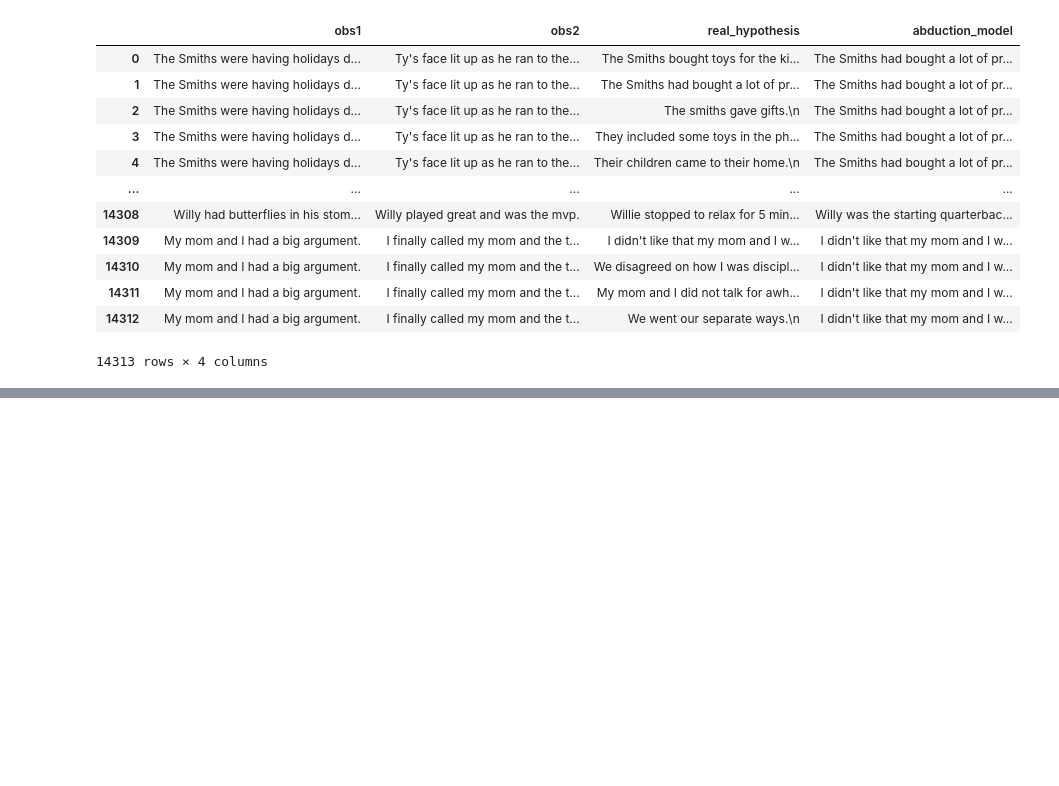
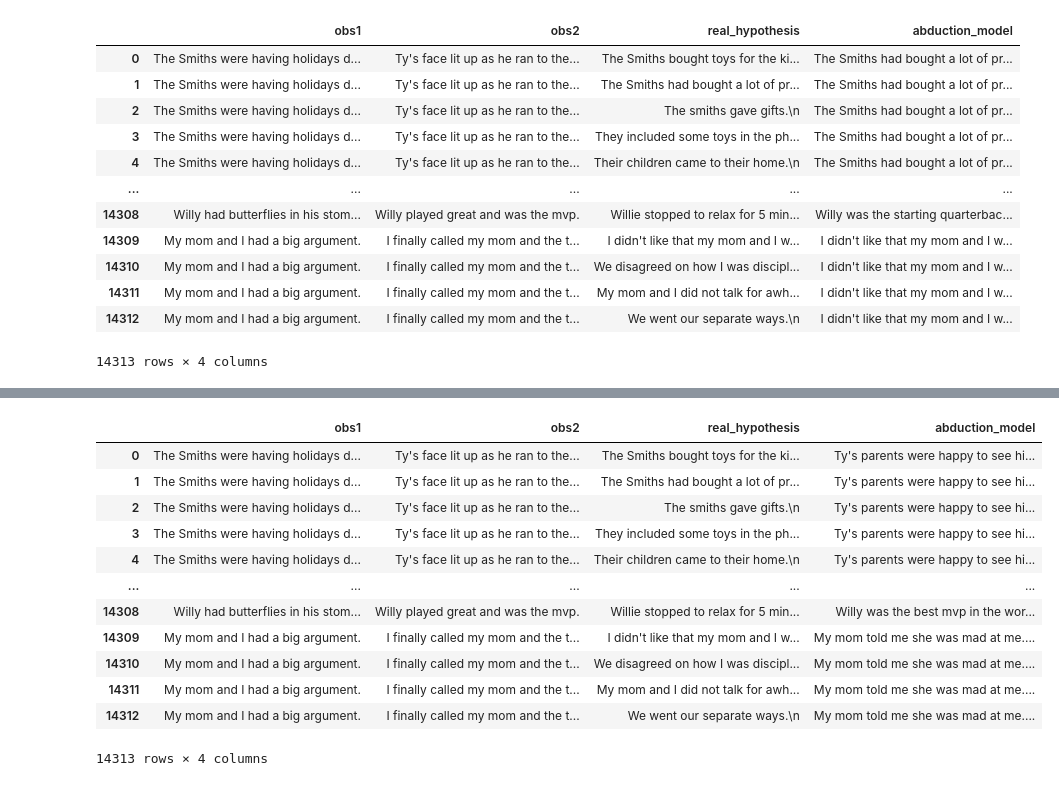
Before and after one commit to roholazandie/abduction_modeling, a Jupyter notebook: results_view.ipynb, the cells around one changed output, grey strips where cells are left out. Drawn from its saved outputs; the diff is of its cells as text; code cells hidden in the pictures; blank space fills up the shorter version.

```diff
--- a/results_view.ipynb
+++ b/results_view.ipynb
@@ -128,3 +145,20 @@ abduction_model_gpt2_md_test
+# %%
+abduction_model_gpt2_sm_test = pd.DataFrame(read_abduction('results/results_gpt2_small_test.csv'))
+abduction_model_gpt2_sm_test
+# %% [output]
+|  | obs1 | obs2 | real_hypothesis | abduction_model |
+| 0 | The Smiths were having holidays d... | Ty's face lit up as he ran to the... | The Smiths bought toys for the ki... | Ty's parents were happy to see hi... |
+| 1 | The Smiths were having holidays d... | Ty's face lit up as he ran to the... | The Smiths had bought a lot of pr... | Ty's parents were happy to see hi... |
+| 2 | The Smiths were having holidays d... | Ty's face lit up as he ran to the... | The smiths gave gifts.\n | Ty's parents were happy to see hi... |
+| 3 | The Smiths were having holidays d... | Ty's face lit up as he ran to the... | They included some toys in the ph... | Ty's parents were happy to see hi... |
+| 4 | The Smiths were having holidays d... | Ty's face lit up as he ran to the... | Their children came to their home.\n | Ty's parents were happy to see hi... |
+| ... | ... | ... | ... | ... |
+| 14308 | Willy had butterflies in his stom... | Willy played great and was the mvp. | Willie stopped to relax for 5 min... | Willy was the best mvp in the wor... |
+| 14309 | My mom and I had a big argument. | I finally called my mom and the t... | I didn't like that my mom and I w... | My mom told me she was mad at me.... |
+| 14310 | My mom and I had a big argument. | I finally called my mom and the t... | We disagreed on how I was discipl... | My mom told me she was mad at me.... |
+| 14311 | My mom and I had a big argument. | I finally called my mom and the t... | My mom and I did not talk for awh... | My mom told me she was mad at me.... |
+| 14312 | My mom and I had a big argument. | I finally called my mom and the t... | We went our separate ways.\n | My mom told me she was mad at me.... |
+14313 rows × 4 columns
 # %%
 comet_df_validation['abduction_gpt_lg_model'] = abduction_model_gpt2_lg_validation[['abduction_model']]
 comet_df_validation['abduction_gpt_md_model'] = abduction_model_gpt2_md_validation[['abduction_model']]
```
Also changed, not shown: parts of 4 cells of this notebook, 2 other files.
